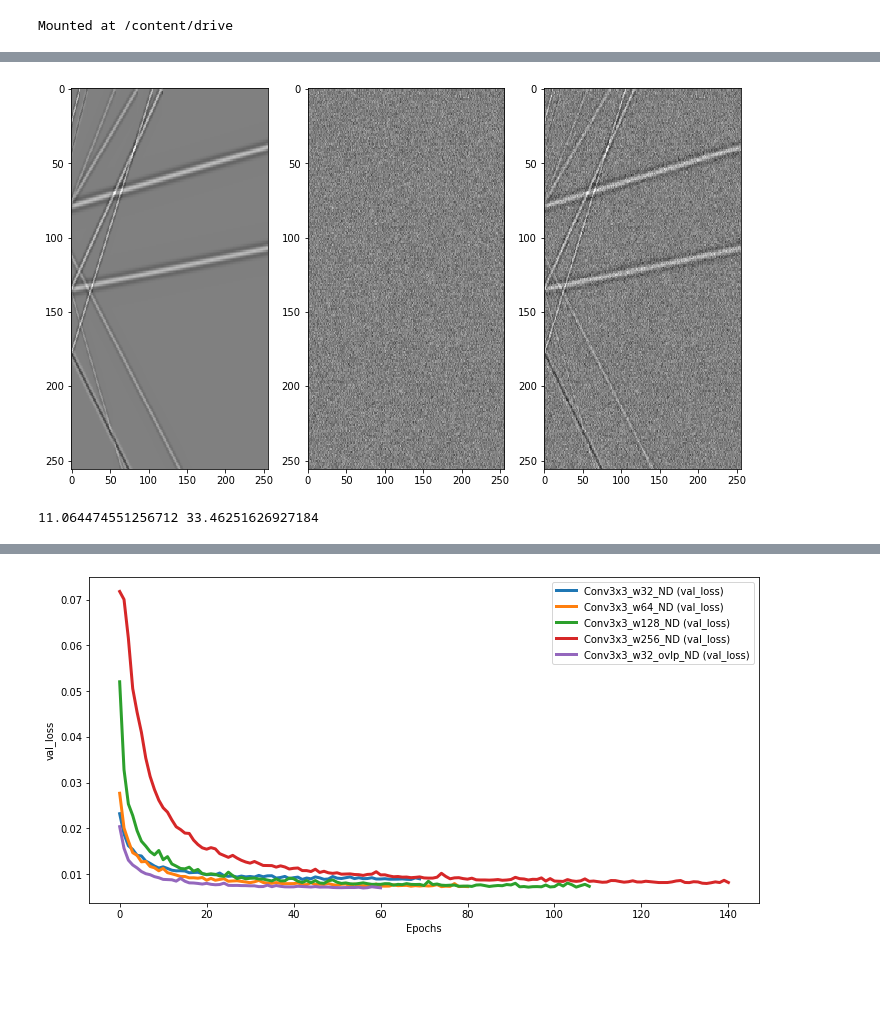
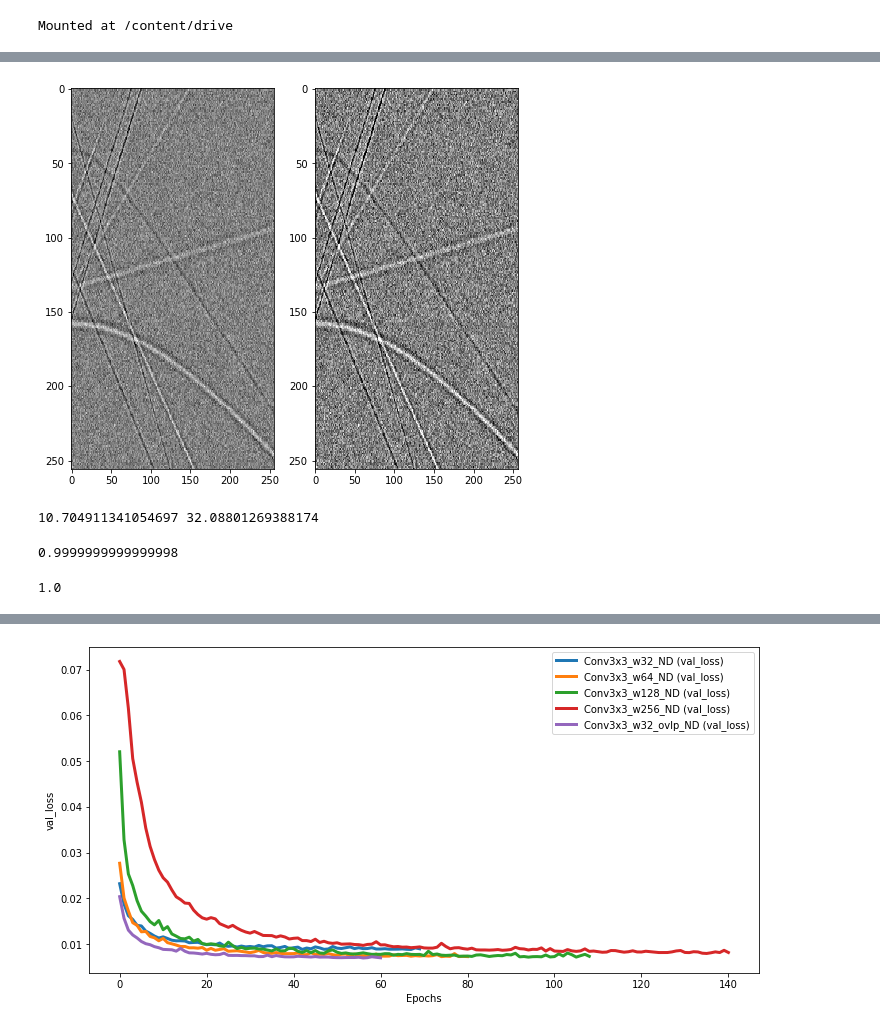
Before and after one commit to Greveley/AutoEncoderImageDenoise, a Jupyter notebook: TrainAndEval_SynSeis.ipynb, the cells around one changed output, grey strips where cells are left out. Saved outputs shown, nothing was run; the diff lists cells and outputs as text; code cells hidden in the pictures; blank space fills up the shorter version.

```diff
--- a/TrainAndEval_SynSeis.ipynb
+++ b/TrainAndEval_SynSeis.ipynb
@@ -53,4 +54,20 @@ from patchify import patchify, unpatchify
 # %%
-clean_signal_HF = np.load('/content/drive/MyDrive/Programming/ML/AutoEncoderImageDenoise/data/synth/cs.npy')
-noise_HF = np.load('/content/drive/MyDrive/Programming/ML/AutoEncoderImageDenoise/data/synth/n.npy')
-noisy_signal_HF = np.load('/content/drive/MyDrive/Programming/ML/AutoEncoderImageDenoise/data/synth/ns.npy')
+clean_signal_HF = np.load('/content/drive/MyDrive/Programming/ML/AutoEncoderImageDenoise/data/synth/cs2.npy')
+# noise_HF = np.load('/content/drive/MyDrive/Programming/ML/AutoEncoderImageDenoise/data/synth/n.npy')
+noisy_signal_HF = np.load('/content/drive/MyDrive/Programming/ML/AutoEncoderImageDenoise/data/synth/ns2.npy')
+# %%
+def scale(data,type,scaler=None):
+  scaled_data = []
+  if type =='train':
+    scaler = StandardScaler()
+    for i in range(data.shape[0]):
+      scaled_data.append(scaler.fit_transform(data[i,:,:,0]))
+    return np.array(scaled_data).reshape(data.shape),scaler
+  if type =='test':
+    scaler = scaler
+    for i in range(data.shape[0]):
+      scaled_data.append(scaler.transform(data[i,:,:,0]))
+    return np.array(scaled_data).reshape(data.shape)
+# %%
+clean_signal_HF_scl,scaler_NS = scale(clean_signal_HF,'train')
+noisy_signal_HF_scl,scaler_S = scale(noisy_signal_HF,'train')
@@ -57,7 +86,7 @@ noisy_signal_HF = np.load('/content/drive/MyDrive/Programming/ML/AutoEncoderImag
 # %%
-PlotSeis([clean_signal_HF,noise_HF,noisy_signal_HF],num=163)
+PlotSeis([noisy_signal_HF,noisy_signal_HF_scl],num=163)
 # %% [output]
-[figure, old version]
+[figure, new version]
 # %%
 psnr = []
 num_img=600
@@ -65,7 +94,7 @@ for i in range(num_img):
     psnr.append(PSNR(clean_signal_HF[i],noisy_signal_HF[i]))
 print(np.min(psnr),np.max(psnr))
 # %% [output]
-11.064474551256712 33.46251626927184
+10.704911341054697 32.08801269388174
 # %%
 # Generating training and testing data
 # NS_train_wind, NS_test_wind, S_train_wind, S_test_wind = train_test_split(ns_windows,cs_windows, test_size=0.33, random_state = 21)
@@ -116,3 +145,11 @@ S_test_conv_ovlp_resh_w32 = tf.convert_to_tensor(S_test_conv_ovlp_w32.reshape(f*
+# %%
+np.std(S_test_scl[50])
+# %% [output]
+0.9999999999999998
+# %%
+np.std(NS_train_scl[50])
+# %% [output]
+1.0
 # %%
 w=32
 NS_train_conv_w32, NS_train_conv_resh_w32 = prep_windows(NS_train,w=w)
```
Also changed, not shown: parts of 26 cells of this notebook, 1 other file.
